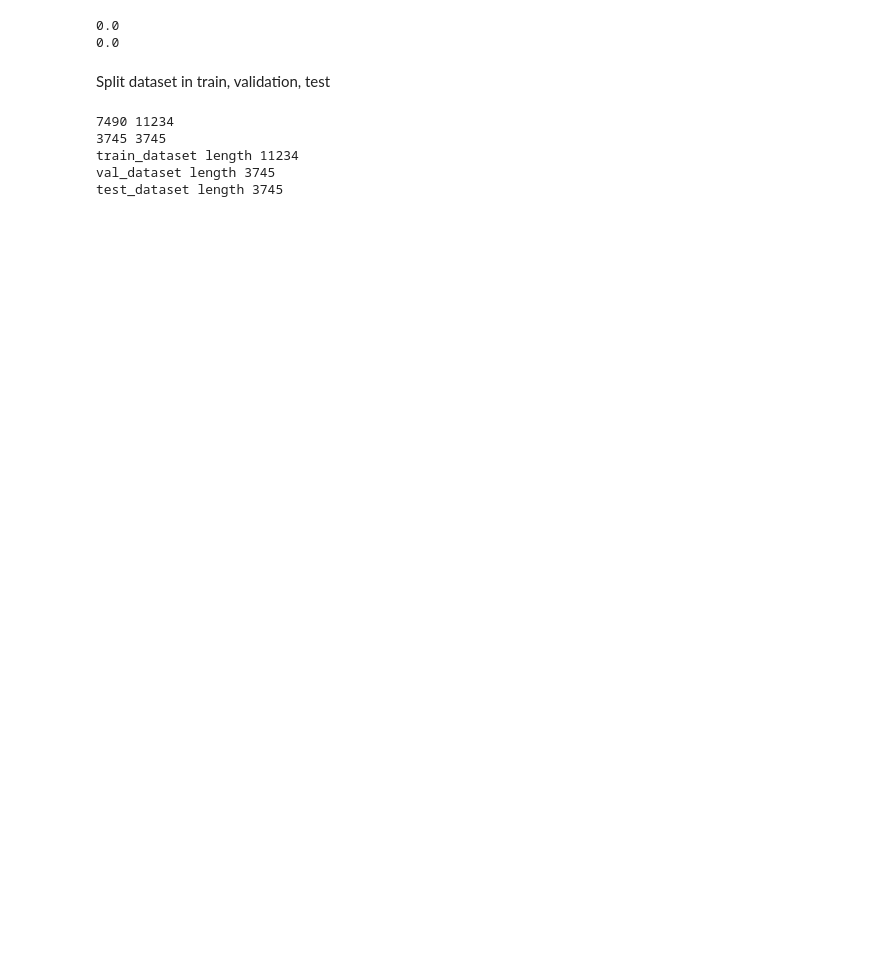
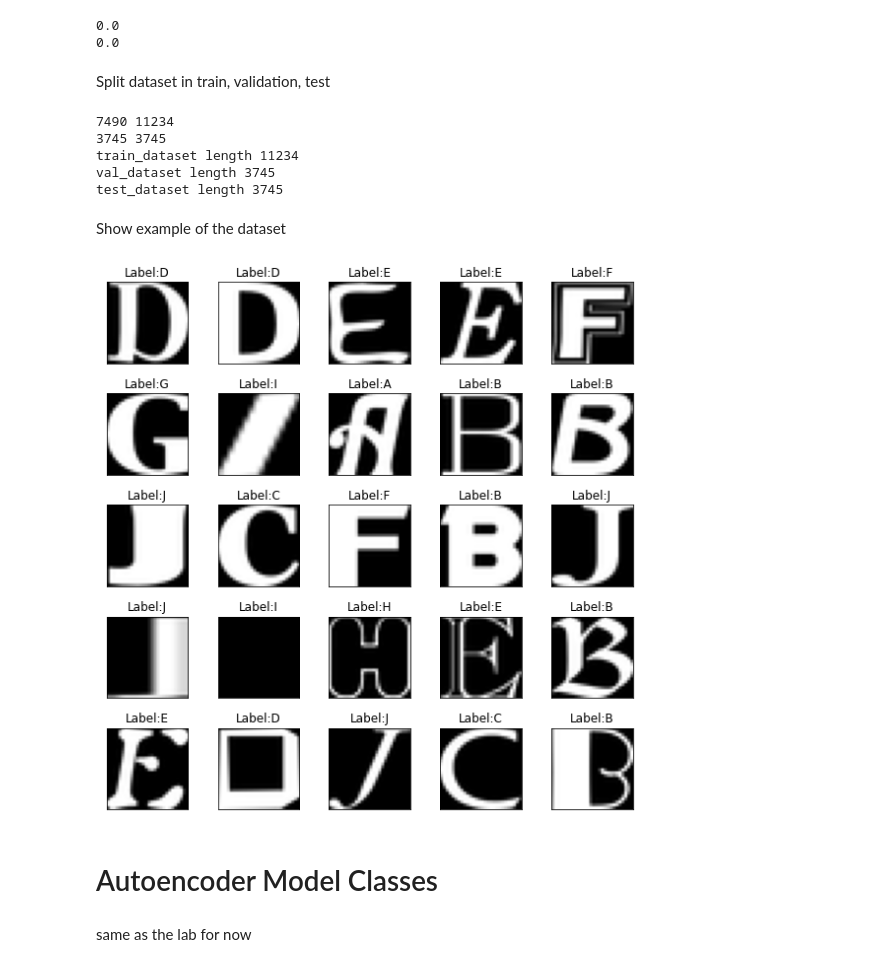
Before and after one commit to DanieleFoscarin/NNDL_hw2, a Jupyter notebook: nndl_2020__homework_2.ipynb, the cells around one changed output. Cells and saved outputs as stored; diff of their text form; code cells hidden in the pictures; blank space fills up the shorter version.

Commit message:
Examples and AE classes

```diff
--- a/nndl_2020__homework_2.ipynb
+++ b/nndl_2020__homework_2.ipynb
@@ -221,0 +221,19 @@ test_dataset  = torchvision.datasets.MNIST('classifier_data', train=False, downl
+# %% [markdown]
+Show example of the dataset
+# %%
+fig, axs = plt.subplots(5, 5, figsize=(8,8))
+for ax in axs.flatten():
+    # random.choice allows to randomly sample from a list-like object (basically anything that can be accessed with an index, like our dataset)
+    img, label = random.choice(train_dataset)
+    img = img.numpy().squeeze()
+    ax.imshow(np.array(img), cmap='gist_gray')
+    ax.set_title(f'Label:{letter[label]}' )
+    ax.set_xticks([])
+    ax.set_yticks([])
+plt.tight_layout()
+# %% [output]
+[figure, added]
+# %% [markdown]
+# Autoencoder Model Classes
+# %% [markdown]
+same as the lab for now
```
Also changed, not shown: parts of 6 cells of this notebook.
